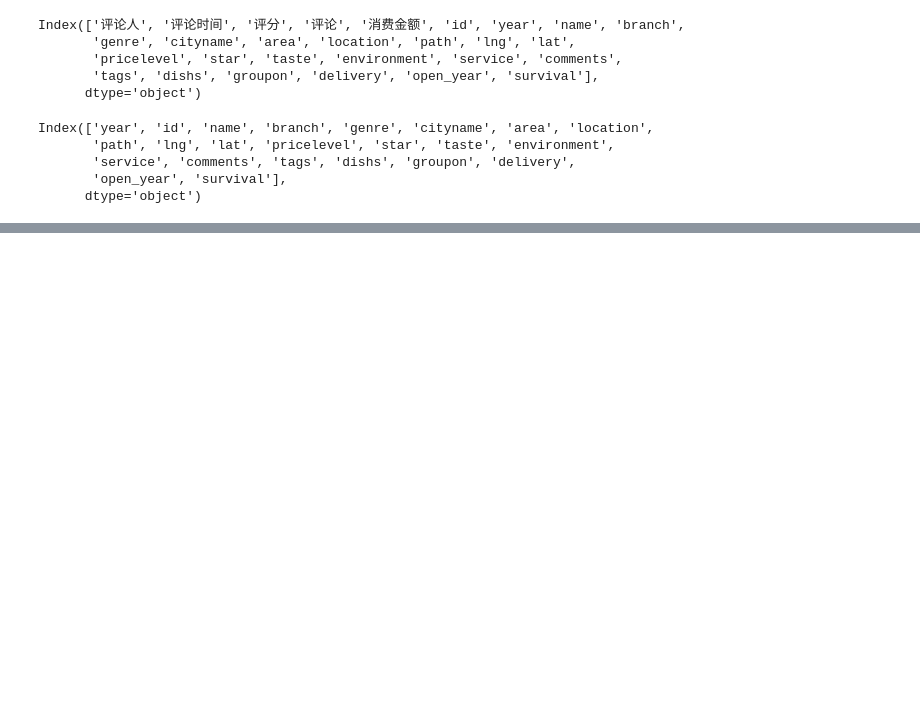
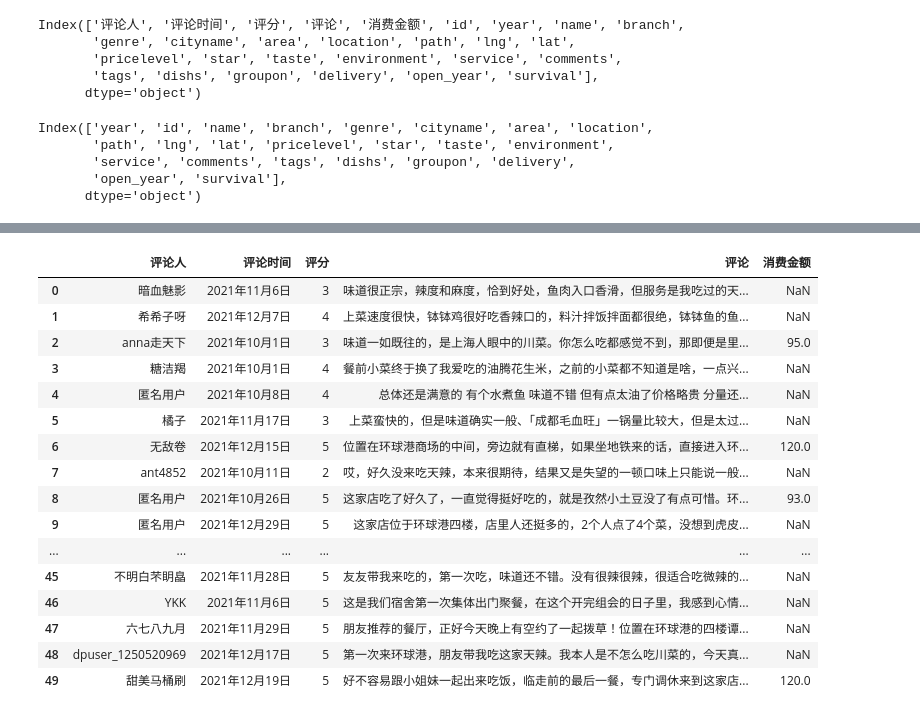
Before and after one commit to erikpsw/Data-Science, a Jupyter notebook: pandas/marketing.ipynb, the cells around one changed output, grey strips where cells are left out. Saved outputs shown, nothing was run; the diff lists cells and outputs as text; code cells hidden in the pictures; blank space fills up the shorter version.

```diff
--- a/pandas/marketing.ipynb
+++ b/pandas/marketing.ipynb
@@ -38,3 +38,23 @@ df_comments.head()
 | 2 | anna走天下 | 2021年10月1日 | 3 | 味道一如既往的，是上海人眼中的川菜。你怎么吃都感觉不到，那即便是里... | 95.0 | G1pryYQPVHZeY5a6 | 2021 | 天辣 | 月星环球港店 | 川菜 | 上海 | ... |
 | 3 | 糖洁羯 | 2021年10月1日 | 4 | 餐前小菜终于换了我爱吃的油腾花生米，之前的小菜都不知道是啥，一点兴... | NaN | G1pryYQPVHZeY5a6 | 2021 | 天辣 | 月星环球港店 | 川菜 | 上海 | ... |
 | 4 | 匿名用户 | 2021年10月8日 | 4 | 总体还是满意的 有个水煮鱼 味道不错 但有点太油了价格略贵 分量还... | NaN | G1pryYQPVHZeY5a6 | 2021 | 天辣 | 月星环球港店 | 川菜 | 上海 | ... |
+# %%
+df_comments[df_comments['name'] == "天辣"].iloc[:, :5]
+# %% [output]
+|  | 评论人 | 评论时间 | 评分 | 评论 | 消费金额 |
+| 0 | 暗血魅影 | 2021年11月6日 | 3 | 味道很正宗，辣度和麻度，恰到好处，鱼肉入口香滑，但服务是我吃过的天... | NaN |
+| 1 | 希希子呀 | 2021年12月7日 | 4 | 上菜速度很快，钵钵鸡很好吃香辣口的，料汁拌饭拌面都很绝，钵钵鱼的鱼... | NaN |
+| 2 | anna走天下 | 2021年10月1日 | 3 | 味道一如既往的，是上海人眼中的川菜。你怎么吃都感觉不到，那即便是里... | 95.0 |
+| 3 | 糖洁羯 | 2021年10月1日 | 4 | 餐前小菜终于换了我爱吃的油腾花生米，之前的小菜都不知道是啥，一点兴... | NaN |
+| 4 | 匿名用户 | 2021年10月8日 | 4 | 总体还是满意的 有个水煮鱼 味道不错 但有点太油了价格略贵 分量还... | NaN |
+| 5 | 橘子 | 2021年11月17日 | 3 | 上菜蛮快的，但是味道确实一般、「成都毛血旺」一锅量比较大，但是太过... | NaN |
+| 6 | 无敌卷 | 2021年12月15日 | 5 | 位置在环球港商场的中间，旁边就有直梯，如果坐地铁来的话，直接进入环... | 120.0 |
+| 7 | ant4852 | 2021年10月11日 | 2 | 哎，好久没来吃天辣，本来很期待，结果又是失望的一顿口味上只能说一般... | NaN |
+| 8 | 匿名用户 | 2021年10月26日 | 5 | 这家店吃了好久了，一直觉得挺好吃的，就是孜然小土豆没了有点可惜。环... | 93.0 |
+| 9 | 匿名用户 | 2021年12月29日 | 5 | 这家店位于环球港四楼，店里人还挺多的，2个人点了4个菜，没想到虎皮... | NaN |
+| ... | ... | ... | ... | ... | ... |
+| 45 | 不明白芣眀皛 | 2021年11月28日 | 5 | 友友带我来吃的，第一次吃，味道还不错。没有很辣很辣，很适合吃微辣的... | NaN |
+| 46 | YKK | 2021年11月6日 | 5 | 这是我们宿舍第一次集体出门聚餐，在这个开完组会的日子里，我感到心情... | NaN |
+| 47 | 六七八九月 | 2021年11月29日 | 5 | 朋友推荐的餐厅，正好今天晚上有空约了一起拨草！位置在环球港的四楼谭... | NaN |
+| 48 | dpuser_1250520969 | 2021年12月17日 | 5 | 第一次来环球港，朋友带我吃这家天辣。我本人是不怎么吃川菜的，今天真... | NaN |
+| 49 | 甜美马桶刷 | 2021年12月19日 | 5 | 好不容易跟小姐妹一起出来吃饭，临走前的最后一餐，专门调休来到这家店... | 120.0 |
```
Also changed, not shown: parts of 6 cells of this notebook, 24 other files.
